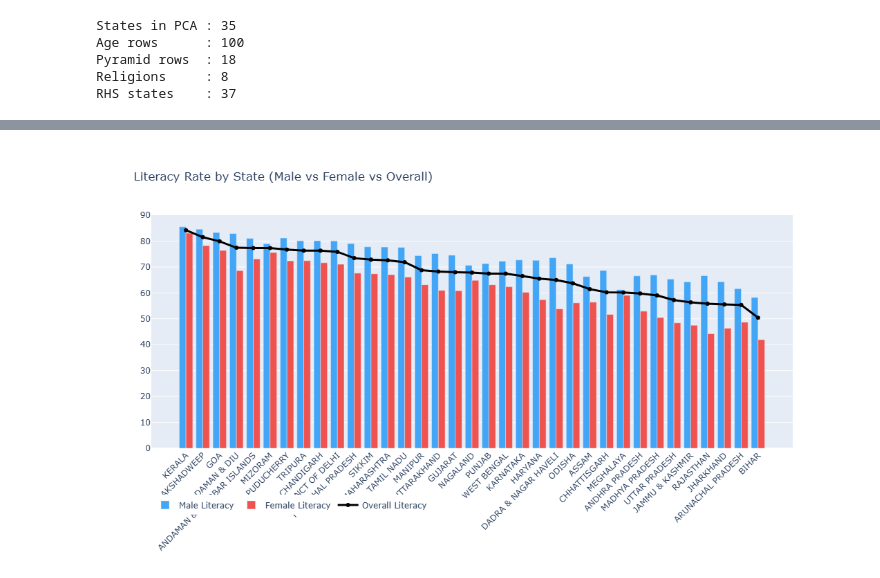
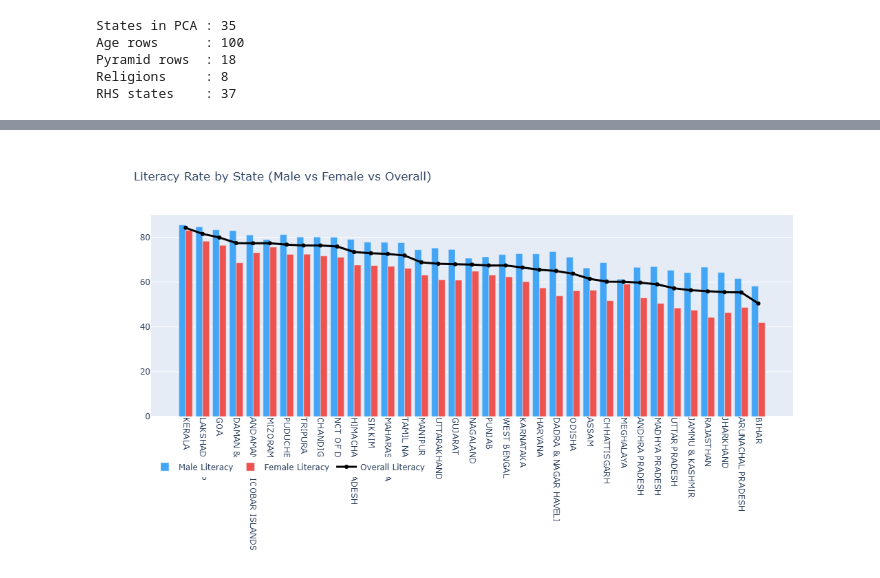
Before and after one commit to lizarawat/Census-Analysis-2011, a Jupyter notebook: liza.ipynb, the cells around one changed output, grey strips where cells are left out. Cells and saved outputs as stored; diff of their text form; code cells hidden in the pictures.

```diff
--- a/liza.ipynb
+++ b/liza.ipynb
@@ -266,35 +173,35 @@ import plotly.graph_objects as go
 fig = go.Figure()
 fig.add_bar(
     x=df['Name'],
     y=df['Male Literacy Rate'],
     name='Male Literacy',
     marker_color='#42A5F5'
 )
 fig.add_bar(
     x=df['Name'],
     y=df['Female Literacy Rate'],
     name='Female Literacy',
     marker_color='#EF5350'
 )
 fig.add_scatter(
     x=df['Name'],
     y=df['Literacy Rate'],
     mode='lines+markers',
     name='Overall Literacy',
     line=dict(color='black', width=3),
     marker=dict(size=6)
 )
 fig.update_layout(
     barmode='group',
     title='Literacy Rate by State (Male vs Female vs Overall)',
-    xaxis_tickangle=-45,
+    xaxis_tickangle=90,
     height=600,
     legend=dict(orientation='h', y=-0.2)
 )
 chart4=fig
 chart4
 # %% [output]
-[figure, old version]
+[figure, new version]
 # %%
 df = df_pca.copy()
 df = df[df['Level'] == 'STATE']
```
Also changed, not shown: parts of 13 cells of this notebook.
